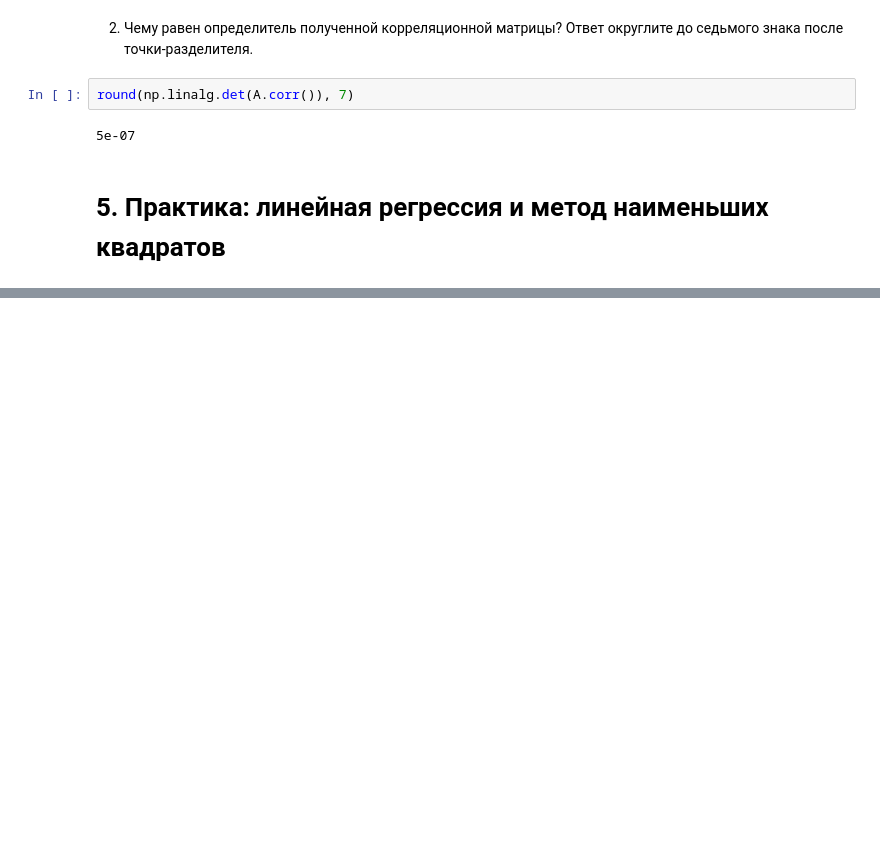
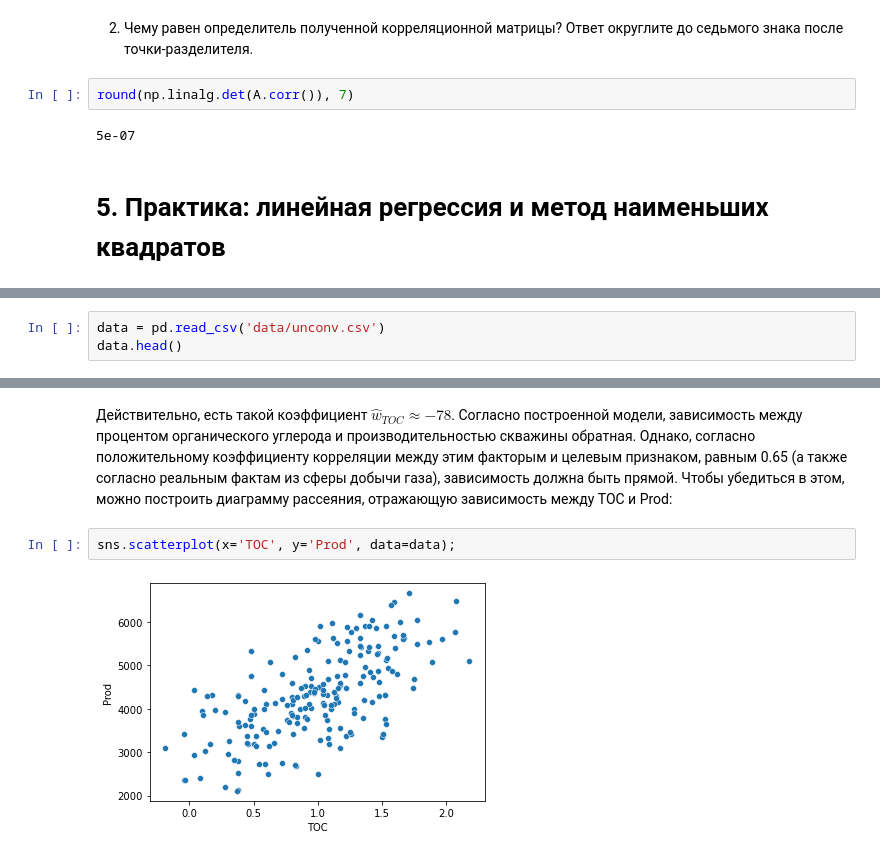
Before and after one commit to Terr14/SF_DS, a Jupyter notebook: SF_DataScience/MATH&ML-2. Линейная алгебра в контексте линейных методов. Часть II/MATH&ML-2. Линейная алгебра в контексте линейных методов. Часть II.ipynb, the cells around one changed output, grey strips where cells are left out. Saved outputs shown, nothing was run; the diff lists cells and outputs as text; blank space fills up the shorter version.

```diff
--- a/SF_DataScience/MATH&ML-2. Линейная алгебра в контексте линейных методов. Часть II/MATH&ML-2. Линейная алгебра в контексте линейных методов. Часть II.ipynb
+++ b/SF_DataScience/MATH&ML-2. Линейная алгебра в контексте линейных методов. Часть II/MATH&ML-2. Линейная алгебра в контексте линейных методов. Часть II.ipynb
@@ -1491,0 +1519,3 @@ round(np.linalg.det(A.corr()), 7)
+# %%
+data = pd.read_csv('data/unconv.csv')
+data.head()
@@ -1491,0 +1702,6 @@ round(np.linalg.det(A.corr()), 7)
+# %% [markdown]
+Действительно, есть такой коэффициент $\hat{w}_{TOC} \approx -78$. Согласно построенной модели, зависимость между процентом органического углерода и производительностью скважины обратная. Однако, согласно положительному коэффициенту корреляции между этим факторым и целевым признаком, равным 0.65 (а также согласно реальным фактам из сферы добычи газа), зависимость должна быть прямой. Чтобы убедиться в этом, можно построить диаграмму рассеяния, отражающую зависимость между TOC и Prod:
+# %%
+sns.scatterplot(x='TOC', y='Prod', data=data);
+# %% [output]
+[figure, added]
```
Also changed, not shown: parts of 34 cells of this notebook, 2 other files.
